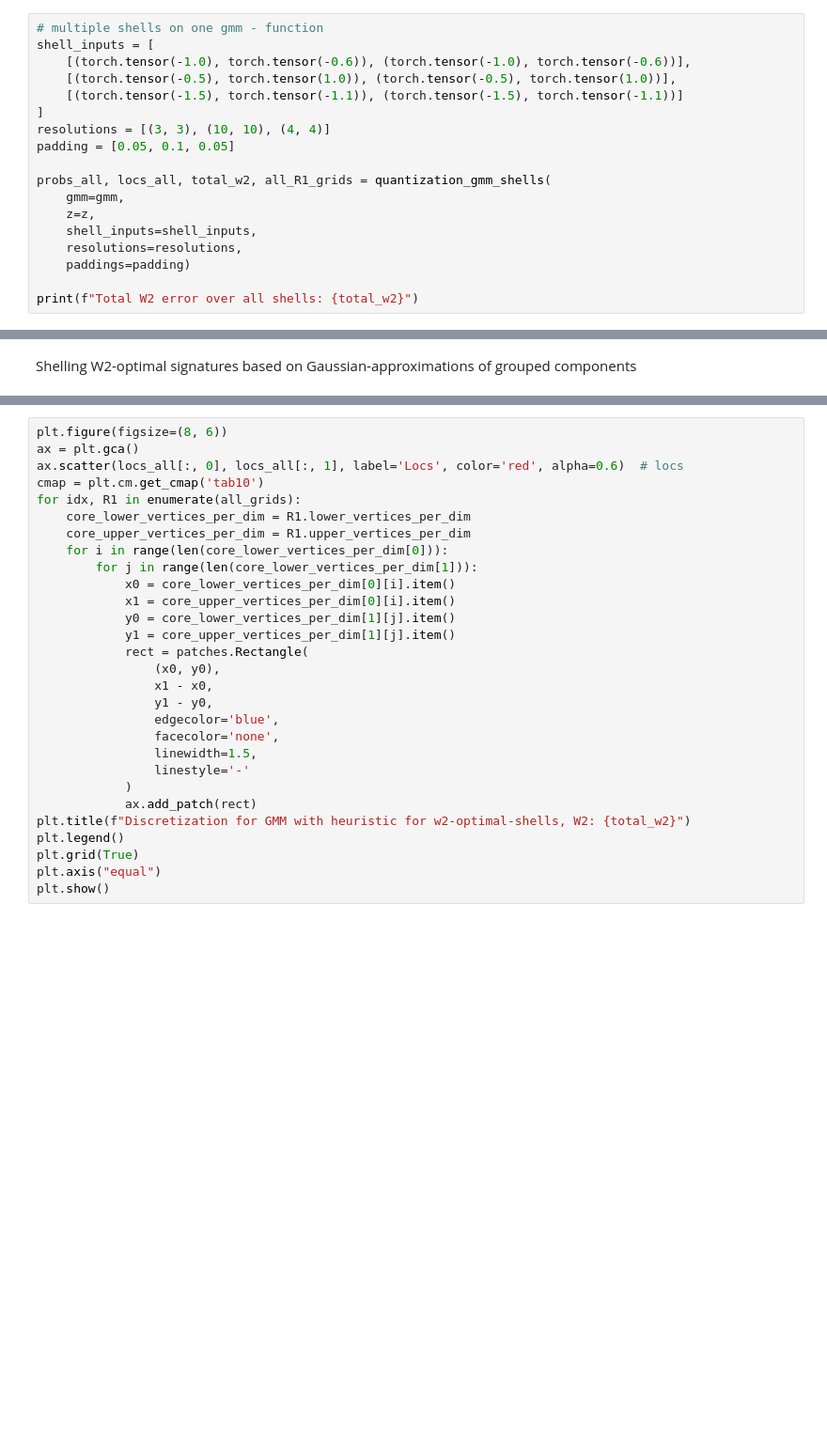
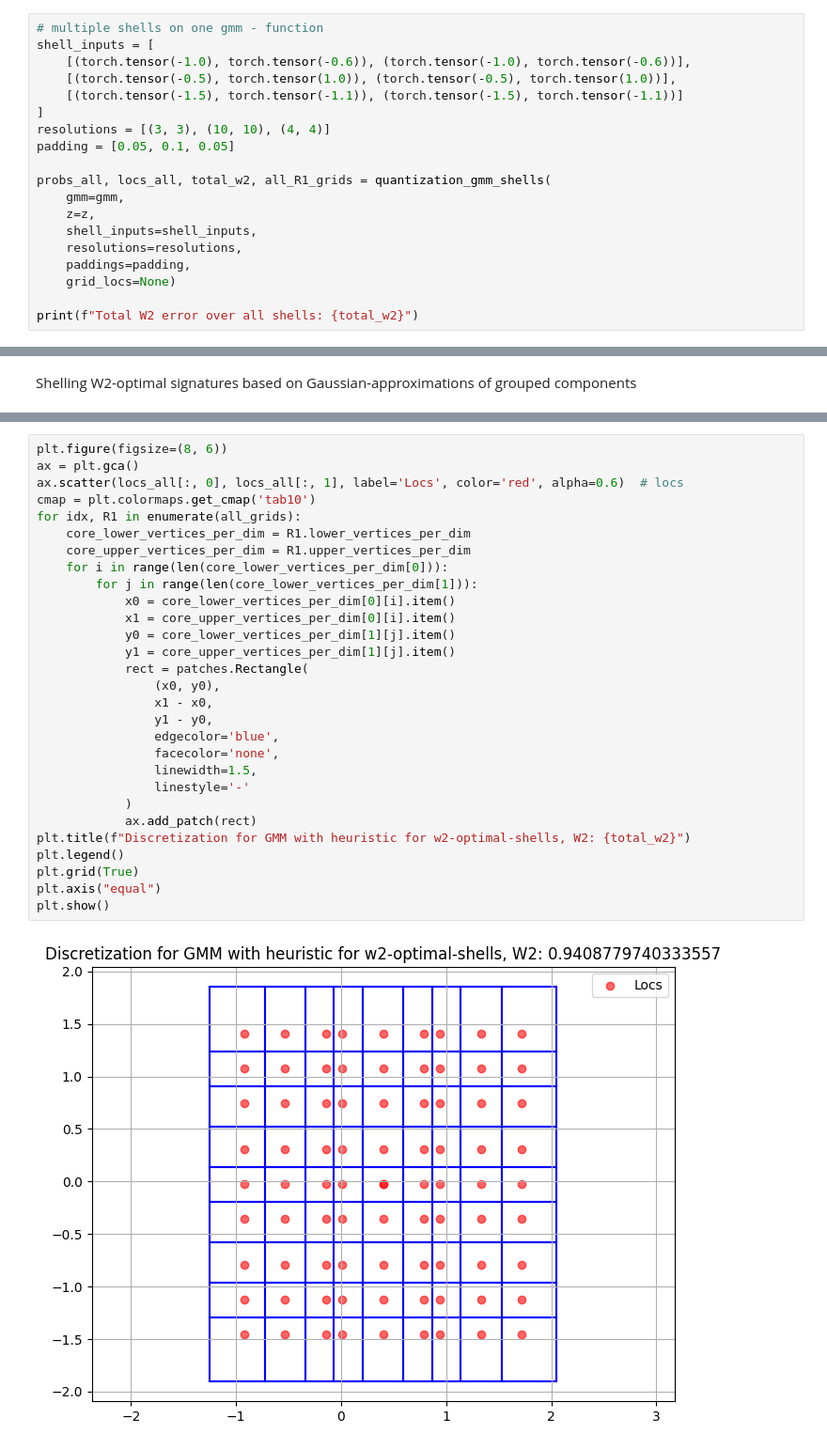
Before and after one commit to elize12345/discretize_distributions, a Jupyter notebook: examples/Shelling.ipynb, the cells around one changed output, grey strips where cells are left out. Shown: that part at 94% size. Saved outputs shown, nothing was run; the diff lists cells and outputs as text; blank space fills up the shorter version.

```diff
--- a/examples/Shelling.ipynb
+++ b/examples/Shelling.ipynb
@@ -525,7 +523,8 @@ probs_all, locs_all, total_w2, all_R1_grids = quantization_gmm_shells(
     z=z,
     shell_inputs=shell_inputs,
     resolutions=resolutions,
-    paddings=padding)
+    paddings=padding,
+    grid_locs=None)
 
 print(f"Total W2 error over all shells: {total_w2}")
 # %% [output]
@@ -641,32 +685,34 @@ NameError: name 'shelling' is not defined
 # %%
 plt.figure(figsize=(8, 6))
 ax = plt.gca()
 ax.scatter(locs_all[:, 0], locs_all[:, 1], label='Locs', color='red', alpha=0.6)  # locs
-cmap = plt.cm.get_cmap('tab10')
+cmap = plt.colormaps.get_cmap('tab10')
 for idx, R1 in enumerate(all_grids):
     core_lower_vertices_per_dim = R1.lower_vertices_per_dim
     core_upper_vertices_per_dim = R1.upper_vertices_per_dim
     for i in range(len(core_lower_vertices_per_dim[0])):
         for j in range(len(core_lower_vertices_per_dim[1])):
             x0 = core_lower_vertices_per_dim[0][i].item()
             x1 = core_upper_vertices_per_dim[0][i].item()
             y0 = core_lower_vertices_per_dim[1][j].item()
             y1 = core_upper_vertices_per_dim[1][j].item()
             rect = patches.Rectangle(
                 (x0, y0),
                 x1 - x0,
                 y1 - y0,
                 edgecolor='blue',
                 facecolor='none',
                 linewidth=1.5,
                 linestyle='-'
             )
             ax.add_patch(rect)
 plt.title(f"Discretization for GMM with heuristic for w2-optimal-shells, W2: {total_w2}")
 plt.legend()
 plt.grid(True)
 plt.axis("equal")
 plt.show()
+# %% [output]
+[figure, added]
 # %%
 probs_all, locs_all, total_w2, all_grids = shelling(gmm, grid_type="uniform")
 s = (probs_all - probs_all.min()) / (probs_all.max() - probs_all.min()) * 100
```
Also changed, not shown: parts of 6 cells of this notebook, 1 other file.
